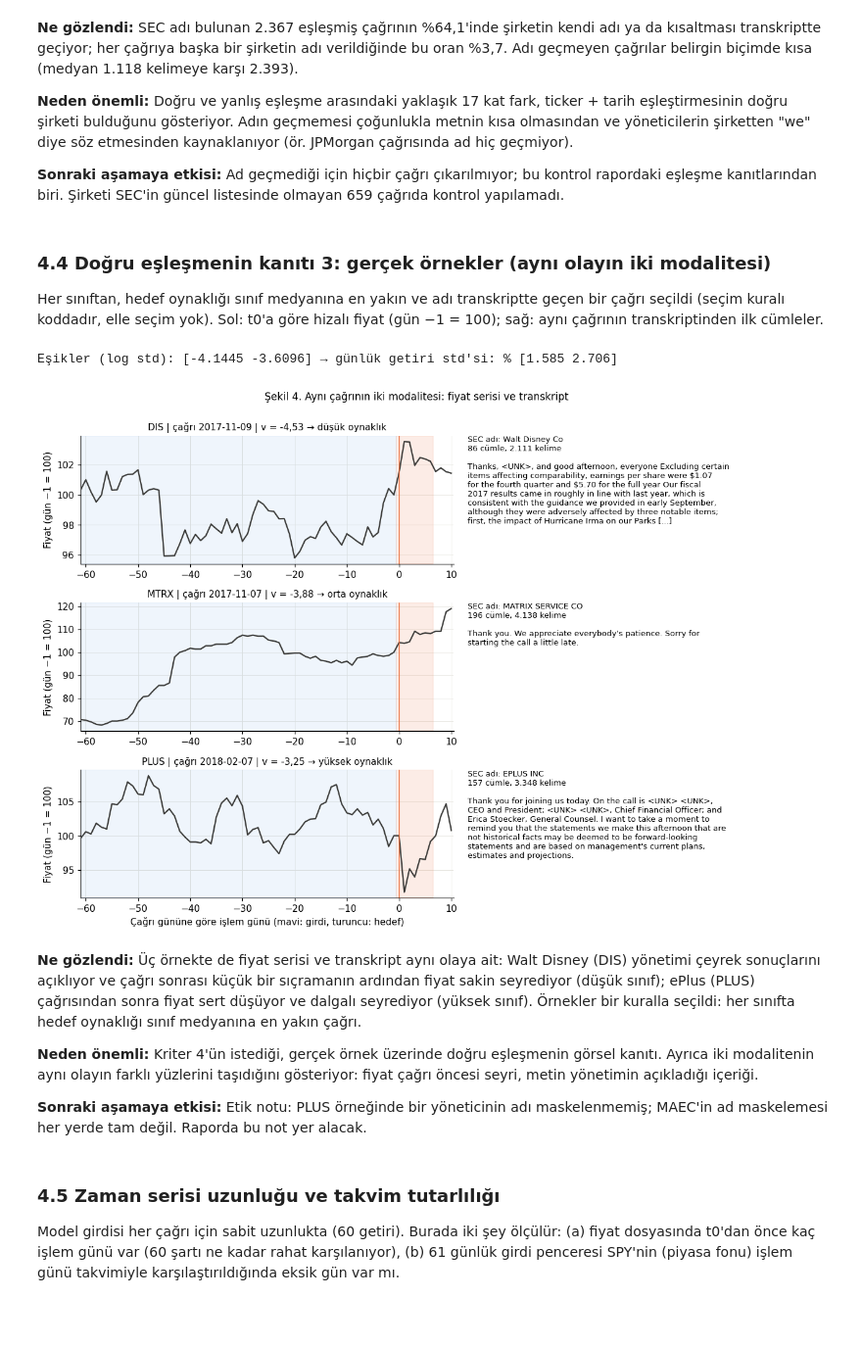
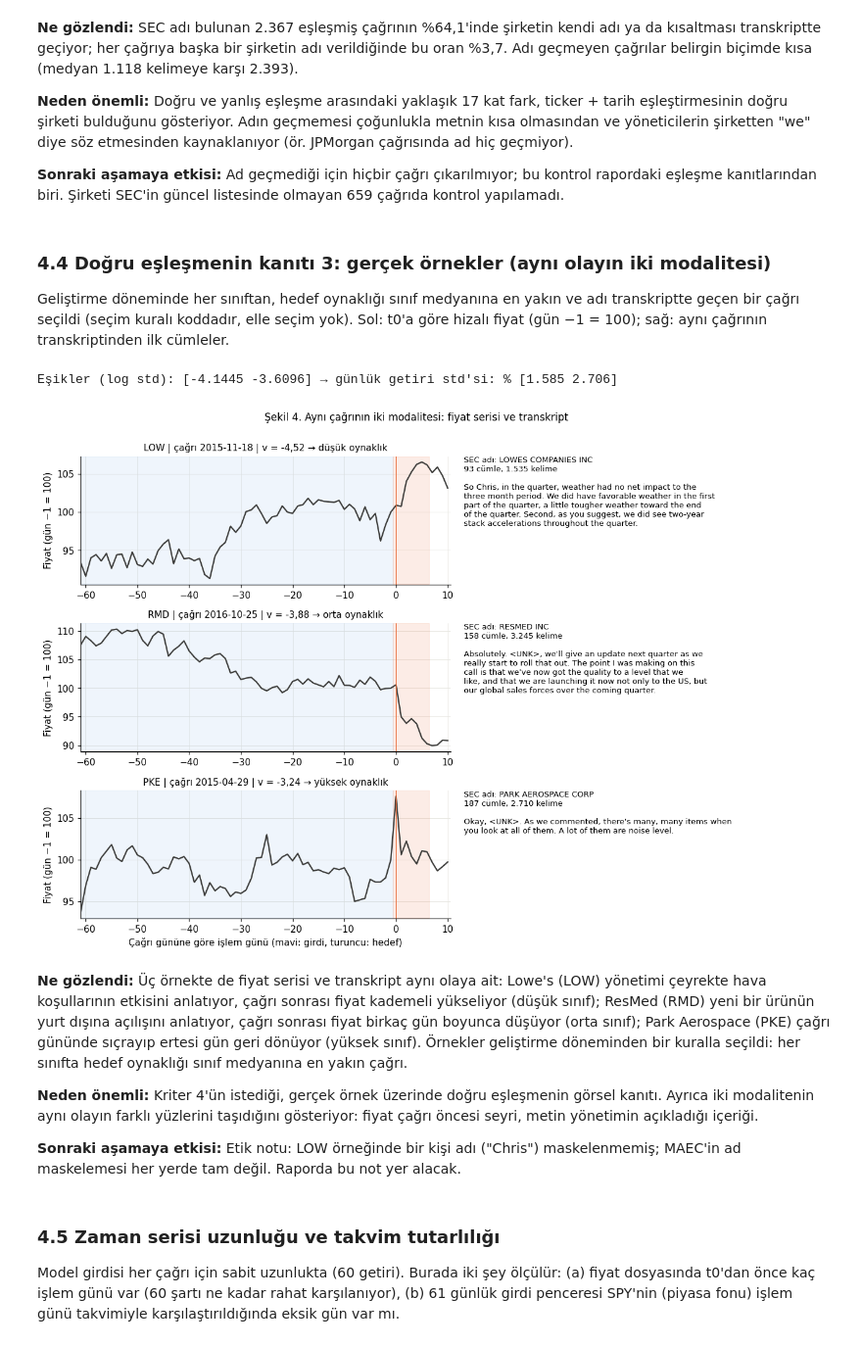
Before and after one commit to emirhanok1/kazanc-oynaklik, a Jupyter notebook: notebooks/01_veri_edinme_eslestirme.ipynb, the cells around one changed output. Shown at 98% size. Saved outputs shown, nothing was run; the diff lists cells and outputs as text; code cells hidden in the pictures; blank space fills up the shorter version.

```diff
--- a/notebooks/01_veri_edinme_eslestirme.ipynb
+++ b/notebooks/01_veri_edinme_eslestirme.ipynb
@@ -524,8 +531,8 @@ Kendi adı geçmeyen 850 çağrının medyan kelime sayısı: 1118 (geçenlerde
 # %% [markdown]
 ### 4.4 Doğru eşleşmenin kanıtı 3: gerçek örnekler (aynı olayın iki modalitesi)
 
-Her sınıftan, hedef oynaklığı sınıf medyanına en yakın ve adı transkriptte geçen bir çağrı seçildi (seçim kuralı
-koddadır, elle seçim yok). Sol: t0'a göre hizalı fiyat (gün −1 = 100); sağ: aynı çağrının transkriptinden ilk cümleler.
+Geliştirme döneminde her sınıftan, hedef oynaklığı sınıf medyanına en yakın ve adı transkriptte geçen bir çağrı seçildi
+(seçim kuralı koddadır, elle seçim yok). Sol: t0'a göre hizalı fiyat (gün −1 = 100); sağ: aynı çağrının transkriptinden ilk cümleler.
 # %%
 v = etiket.hedef_oynaklik(pencere)
 tablo = cagrilar.set_index("klasor").loc[v.index, ["tarih", "ticker", "n_cumle", "n_kelime", "konusmaci_etiketi"]].assign(v=v)
@@ -535,42 +542,43 @@ esik = etiket.esikler(tablo.v[egitim])
 tablo["sinif"] = etiket.siniflandir(tablo.v, esik).astype(int)
 tablo["ad_geciyor"] = es.set_index("klasor").ad_geciyor
 print("Eşikler (log std):", np.round(esik, 4), "→ günlük getiri std'si: %", np.round(100 * np.exp(esik), 3))
 
+tg = tablo[egitim]                                        # geliştirme dönemi (hedefe dayanan analizler için)
 ornekler = []
 for c in range(3):
-    aday = tablo[(tablo.sinif == c) & (tablo.ad_geciyor == True) & (tablo.n_kelime >= 800)]
-    ornekler.append((aday.v - tablo[tablo.sinif == c].v.median()).abs().idxmin())
+    aday = tg[(tg.sinif == c) & (tg.ad_geciyor == True) & (tg.n_kelime >= 800)]
+    ornekler.append((aday.v - tg[tg.sinif == c].v.median()).abs().idxmin())
 
 fig, eksen = plt.subplots(3, 2, figsize=(11.5, 8.2), gridspec_kw={"width_ratios": [1.25, 1]})
 for (sol, sag), k in zip(eksen, ornekler):
     r = tablo.loc[k]
     p = pencere[pencere.klasor == k].set_index("gun")["adj close"]
     p = 100 * p / p.loc[-1]
     sol.axvspan(-61, -0.5, color=MAVI, alpha=0.07)
     sol.axvspan(-0.5, 6.5, color=TURUNCU, alpha=0.12)
     sol.plot(p.index, p.values, color=KOYU, lw=1.5)
     sol.axvline(0, color=TURUNCU, lw=1)
     sol.set_xlim(-61, 10.5)
     sol.set_title(f"{r.ticker} | çağrı {r.tarih.date()} | v = {tr(r.v, 2)} → {etiket.SINIF_ADLARI[r.sinif]} oynaklık", fontsize=10)
     sol.set_ylabel("Fiyat (gün −1 = 100)")
     sag.axis("off")
     cumle = " ".join(cagrilar.set_index("klasor").loc[k, "cumleler"][:3])
     sag.text(0, 1, f"SEC adı: {sirket.loc[r.ticker, 'ad']}\n{tr(r.n_cumle)} cümle, {tr(r.n_kelime)} kelime\n\n"
              + textwrap.fill(textwrap.shorten(cumle, 430), 62), va="top", fontsize=8.6, family="DejaVu Sans")
 eksen[-1][0].set_xlabel("Çağrı gününe göre işlem günü (mavi: girdi, turuncu: hedef)")
 fig.suptitle("Şekil 4. Aynı çağrının iki modalitesi: fiyat serisi ve transkript", y=1.0, fontsize=11)
 fig.tight_layout()
 kaydet(fig, "f1_04_eslesme_ornekleri")
 plt.show()
 # %% [output]
 Eşikler (log std): [-4.1445 -3.6096] → günlük getiri std'si: % [1.585 2.706]
-[figure, old version]
+[figure, new version]
 # %% [markdown]
-**Ne gözlendi:** Üç örnekte de fiyat serisi ve transkript aynı olaya ait: Walt Disney (DIS) yönetimi çeyrek sonuçlarını açıklıyor ve çağrı sonrası küçük bir sıçramanın ardından fiyat sakin seyrediyor (düşük sınıf); ePlus (PLUS) çağrısından sonra fiyat sert düşüyor ve dalgalı seyrediyor (yüksek sınıf). Örnekler bir kuralla seçildi: her sınıfta hedef oynaklığı sınıf medyanına en yakın çağrı.
+**Ne gözlendi:** Üç örnekte de fiyat serisi ve transkript aynı olaya ait: Lowe's (LOW) yönetimi çeyrekte hava koşullarının etkisini anlatıyor, çağrı sonrası fiyat kademeli yükseliyor (düşük sınıf); ResMed (RMD) yeni bir ürünün yurt dışına açılışını anlatıyor, çağrı sonrası fiyat birkaç gün boyunca düşüyor (orta sınıf); Park Aerospace (PKE) çağrı gününde sıçrayıp ertesi gün geri dönüyor (yüksek sınıf). Örnekler geliştirme döneminden bir kuralla seçildi: her sınıfta hedef oynaklığı sınıf medyanına en yakın çağrı.
 
 **Neden önemli:** Kriter 4'ün istediği, gerçek örnek üzerinde doğru eşleşmenin görsel kanıtı. Ayrıca iki modalitenin aynı olayın farklı yüzlerini taşıdığını gösteriyor: fiyat çağrı öncesi seyri, metin yönetimin açıkladığı içeriği.
 
-**Sonraki aşamaya etkisi:** Etik notu: PLUS örneğinde bir yöneticinin adı maskelenmemiş; MAEC'in ad maskelemesi her yerde tam değil. Raporda bu not yer alacak.
+**Sonraki aşamaya etkisi:** Etik notu: LOW örneğinde bir kişi adı ("Chris") maskelenmemiş; MAEC'in ad maskelemesi her yerde tam değil. Raporda bu not yer alacak.
 # %% [markdown]
 ### 4.5 Zaman serisi uzunluğu ve takvim tutarlılığı
 
```
Also changed, not shown: parts of 14 cells of this notebook, 11 other files.
